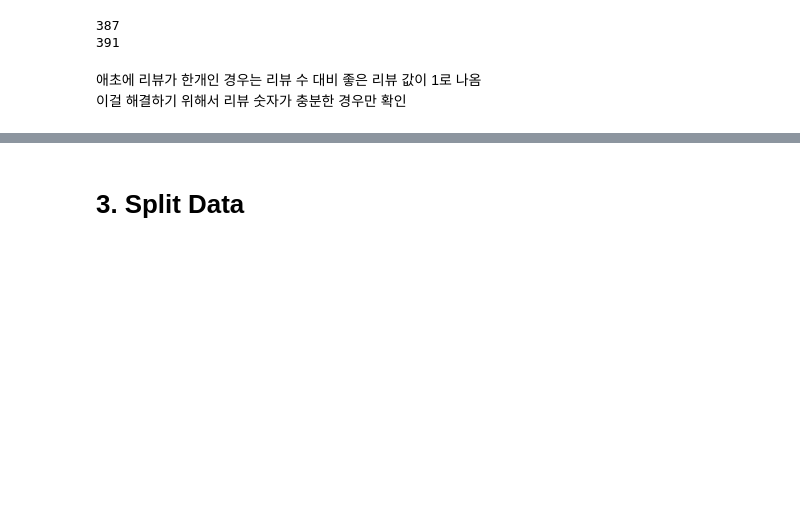
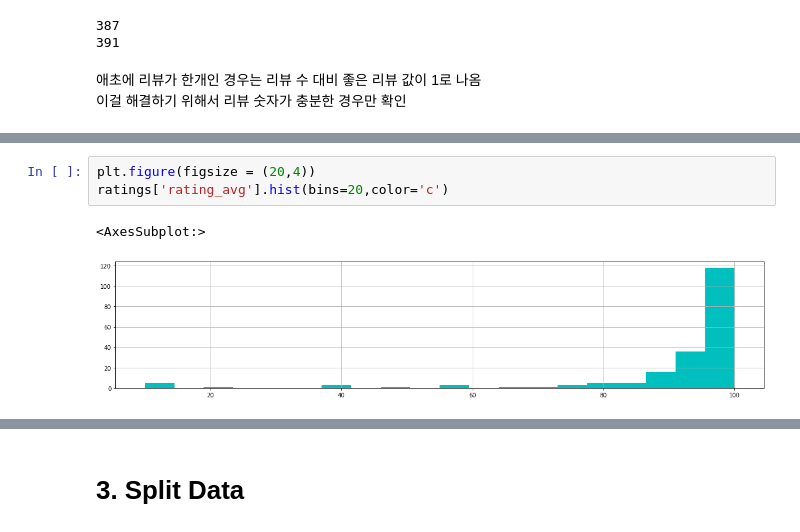
Before and after one commit to dataitgirls4/team_3, a Jupyter notebook: Recommendation_System.ipynb, the cells around one changed output, grey strips where cells are left out. Drawn from its saved outputs; the diff is of its cells as text; blank space fills up the shorter version.

```diff
--- a/Recommendation_System.ipynb
+++ b/Recommendation_System.ipynb
@@ -211,0 +215,6 @@ ratings_pct_no.query('no_of_ratings > 100').sort_values(by='pct_of_ratings', asc
+# %%
+plt.figure(figsize = (20,4))
+ratings['rating_avg'].hist(bins=20,color='c')
+# %% [output]
+<AxesSubplot:>
+[figure, added]
```
Also changed, not shown: parts of 55 cells of this notebook.
